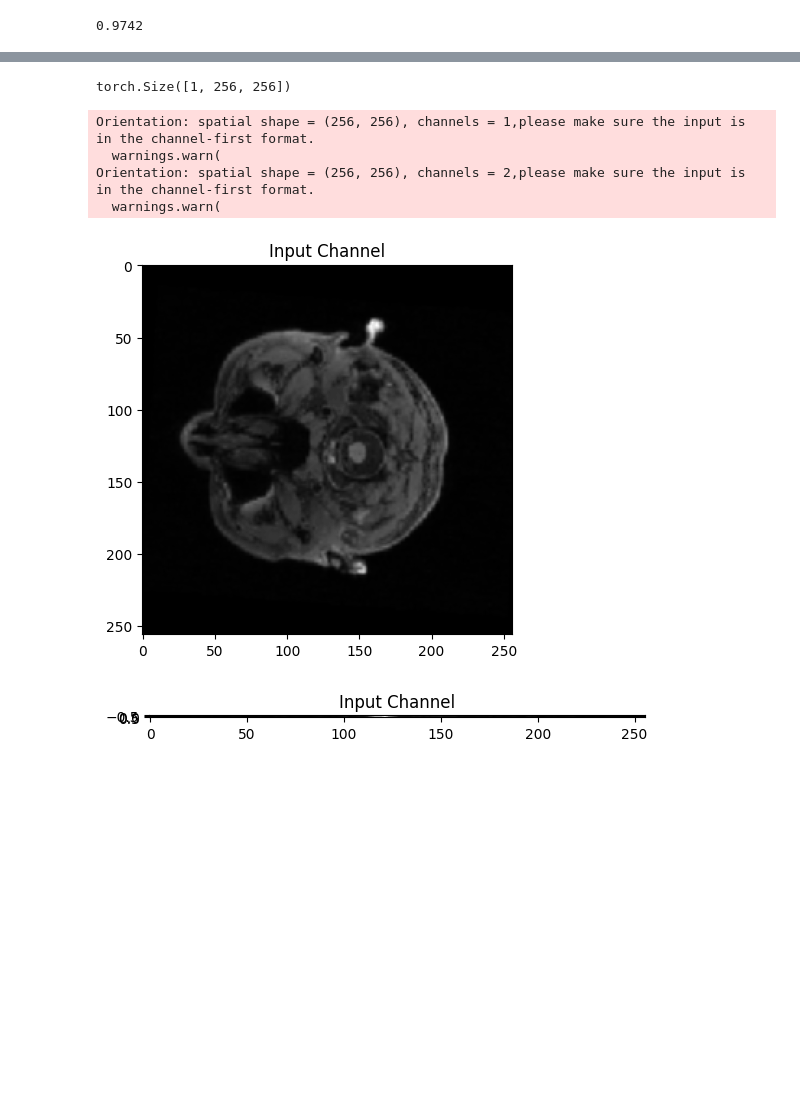
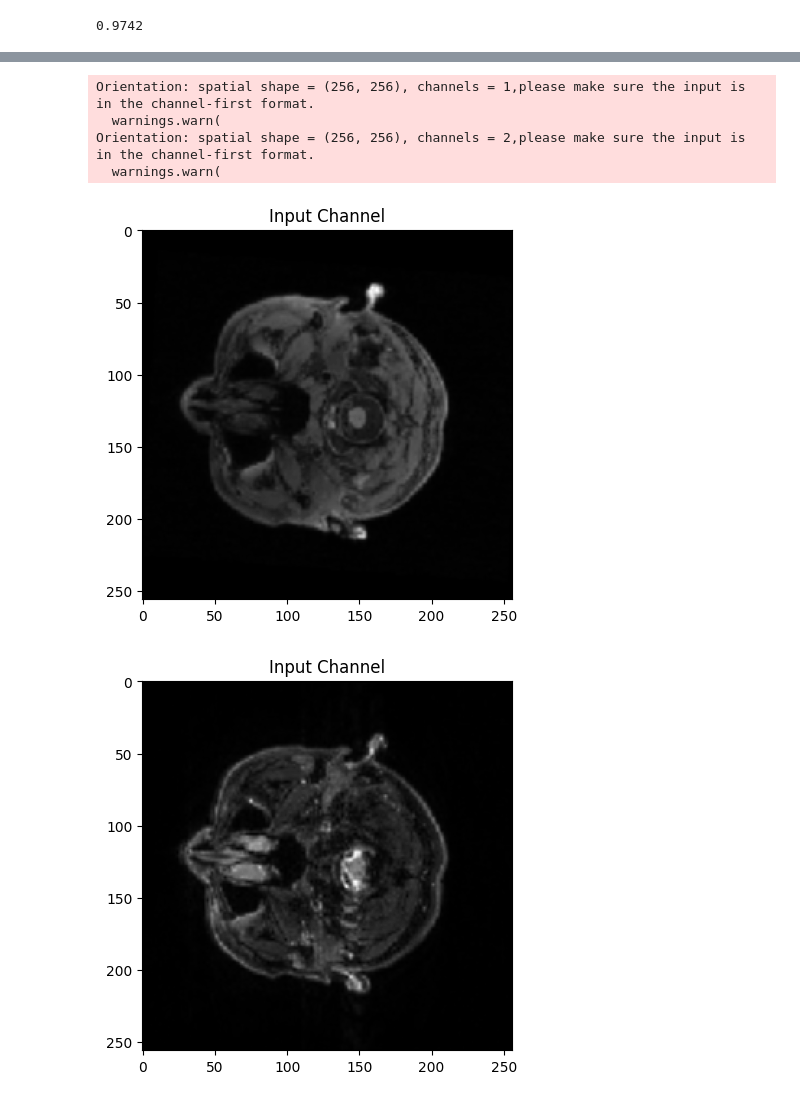
Before and after one commit to leslie-zi-pan/wmh-segmentation, a Jupyter notebook: notebooks/2.0-lp-refactor-notebook.ipynb, the cells around one changed output, grey strips where cells are left out. Saved outputs shown, nothing was run; the diff lists cells and outputs as text; code cells hidden in the pictures; blank space fills up the shorter version.

Commit message:
Update inference - needs volume and slice handling

```diff
--- a/notebooks/2.0-lp-refactor-notebook.ipynb
+++ b/notebooks/2.0-lp-refactor-notebook.ipynb
@@ -494,22 +392,18 @@ dict_keys(['subj_id', 'image', 'img_flair', 'img_t1', 'label', 'depth_z'])
-# %%
-subject_data.get('img_t1').shape
-# %% [output]
-torch.Size([1, 256, 256])
 # %%
 from src.pytorch_utils import numpy_from_tensor
 
 subject_data = test_dataset.__getitem__(0)
 
 view_slice(numpy_from_tensor(subject_data.get('img_t1')[0, ...]), f'Input Channel', gray=True)
-view_slice(numpy_from_tensor(subject_data.get('img_flair')[..., 25]), f'Input Channel', gray=True)
+view_slice(numpy_from_tensor(subject_data.get('img_flair')[0, ...]), f'Input Channel', gray=True)
 view_slice(numpy_from_tensor(pred[..., 25]), f'WMH Pred', gray=True)
 view_slice(numpy_from_tensor(label[..., 25]), f'WMH Labels', gray=True)
 # %% [output]
 Orientation: spatial shape = (256, 256), channels = 1,please make sure the input is in the channel-first format.
   warnings.warn(
 Orientation: spatial shape = (256, 256), channels = 2,please make sure the input is in the channel-first format.
   warnings.warn(
 [figure]
-[figure, old version]
+[figure, new version]
 [figure]
 [figure]
```
Also changed, not shown: parts of 18 cells of this notebook, 10 other files.
